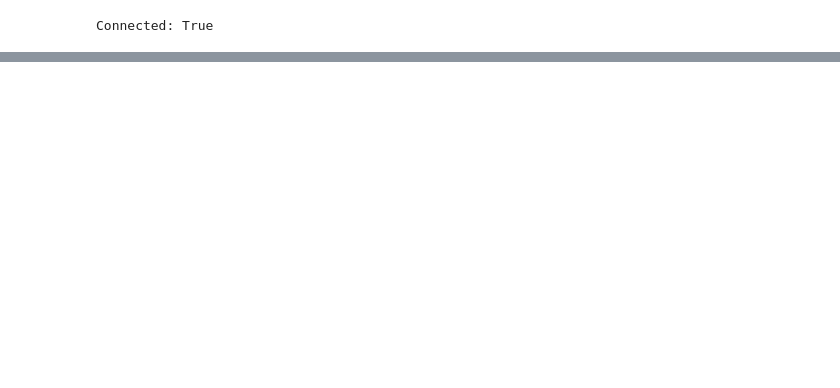
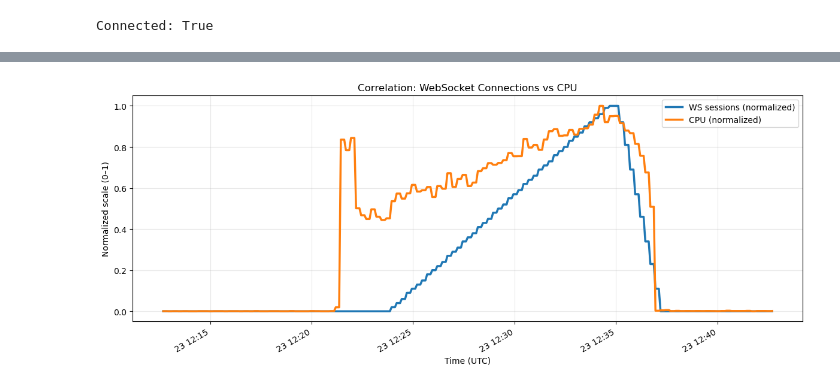
Before and after one commit to jakubjanak2004/chat-data-analysis, a Jupyter notebook: notebooks/intensive_messaging_analysis.ipynb, the cells around one changed output, grey strips where cells are left out. Cells and saved outputs as stored; diff of their text form; code cells hidden in the pictures; blank space fills up the shorter version.

```diff
--- a/notebooks/intensive_messaging_analysis.ipynb
+++ b/notebooks/intensive_messaging_analysis.ipynb
@@ -57,3 +65,7 @@ vus_ws_receivers = prom_query_range(
+# %%
+def normalize(df):
+    s = df.iloc[:, 0]  # take first column (your metric)
+    return (s - s.min()) / (s.max() - s.min())
 # %%
 # Left: server metrics + k6 VUs (senders ~flat, receivers ramp) | Right: CPU
 fig, ax1 = plt.subplots(figsize=(12, 5))
@@ -90,0 +103,23 @@ plt.show()
+# %%
+fig, ax = plt.subplots(figsize=(12, 5))
+
+if not ws_active_sessions.empty:
+    normalize(ws_active_sessions).plot(
+        ax=ax, linewidth=2.5, label="WS sessions (normalized)"
+    )
+
+if not proc_cpu.empty:
+    normalize(proc_cpu).plot(
+        ax=ax, linewidth=2.5, label="CPU (normalized)"
+    )
+
+ax.set_title("Correlation: WebSocket Connections vs CPU")
+ax.set_ylabel("Normalized scale (0–1)")
+ax.set_xlabel("Time (UTC)")
+ax.grid(True, alpha=0.3)
+ax.legend()
+
+plt.tight_layout()
+plt.show()
+# %% [output]
+[figure, added]
```
Also changed, not shown: parts of 9 cells of this notebook.
